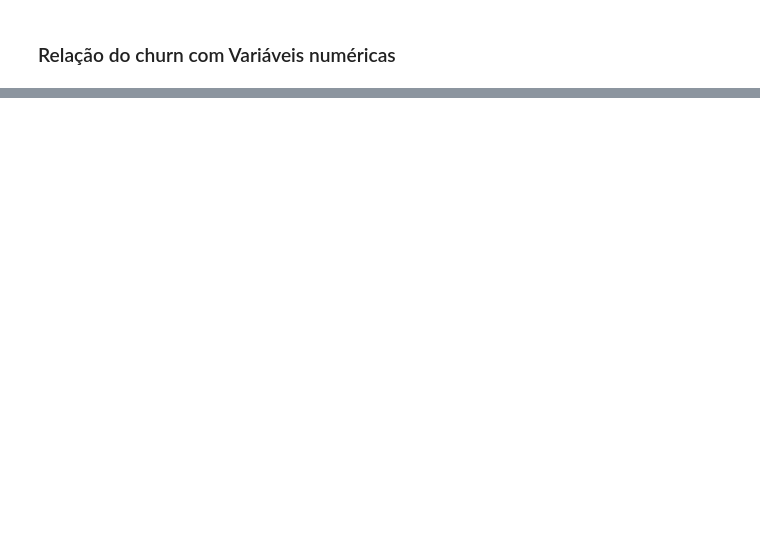
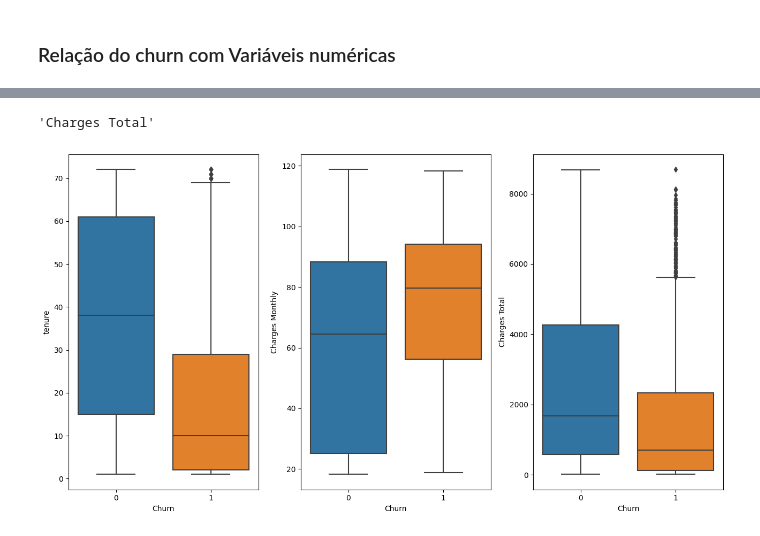
Before and after one commit to I-Am-Not-Lucas/Challange-Data-Science, a Jupyter notebook: Semana_1_EDA.ipynb, the cells around one changed output, grey strips where cells are left out. Drawn from its saved outputs; the diff is of its cells as text; code cells hidden in the pictures; blank space fills up the shorter version.

```diff
--- a/Semana_1_EDA.ipynb
+++ b/Semana_1_EDA.ipynb
@@ -340,0 +367,28 @@ plt.show()
+# %%
+for coluna in colunas_numericas_verdadeiras:
+    col_name = ' '.join(coluna.split('.')[1:])
+
+col_name
+# %% [output]
+'Charges Total'
+# %%
+fig, axes = plt.subplots(1, len(lista), figsize=(13, 7))
+lista = colunas_numericas_verdadeiras
+
+for i, col in enumerate(lista):
+    if "." in col:
+        col_name = ' '.join(col.split('.')[1:])
+    else:
+        col_name = col
+
+    boxplot = sns.boxplot(x='Churn', y=col, data=dados2, ax=axes[i])
+
+    axes[i].set_ylabel(col_name)
+
+
+
+
+plt.tight_layout()
+plt.show()
+# %% [output]
+[figure, added]
```
Also changed, not shown: parts of 21 cells of this notebook.
